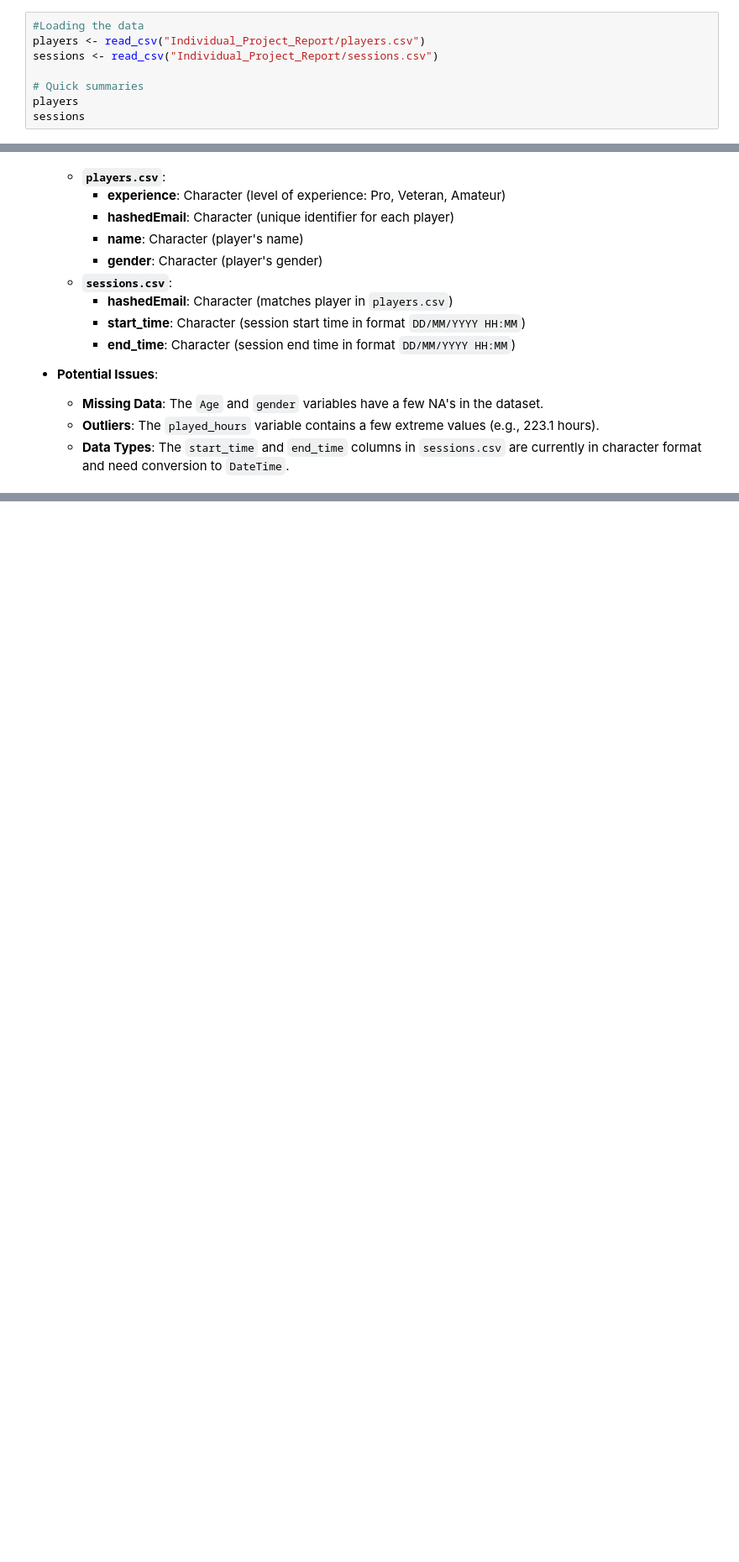
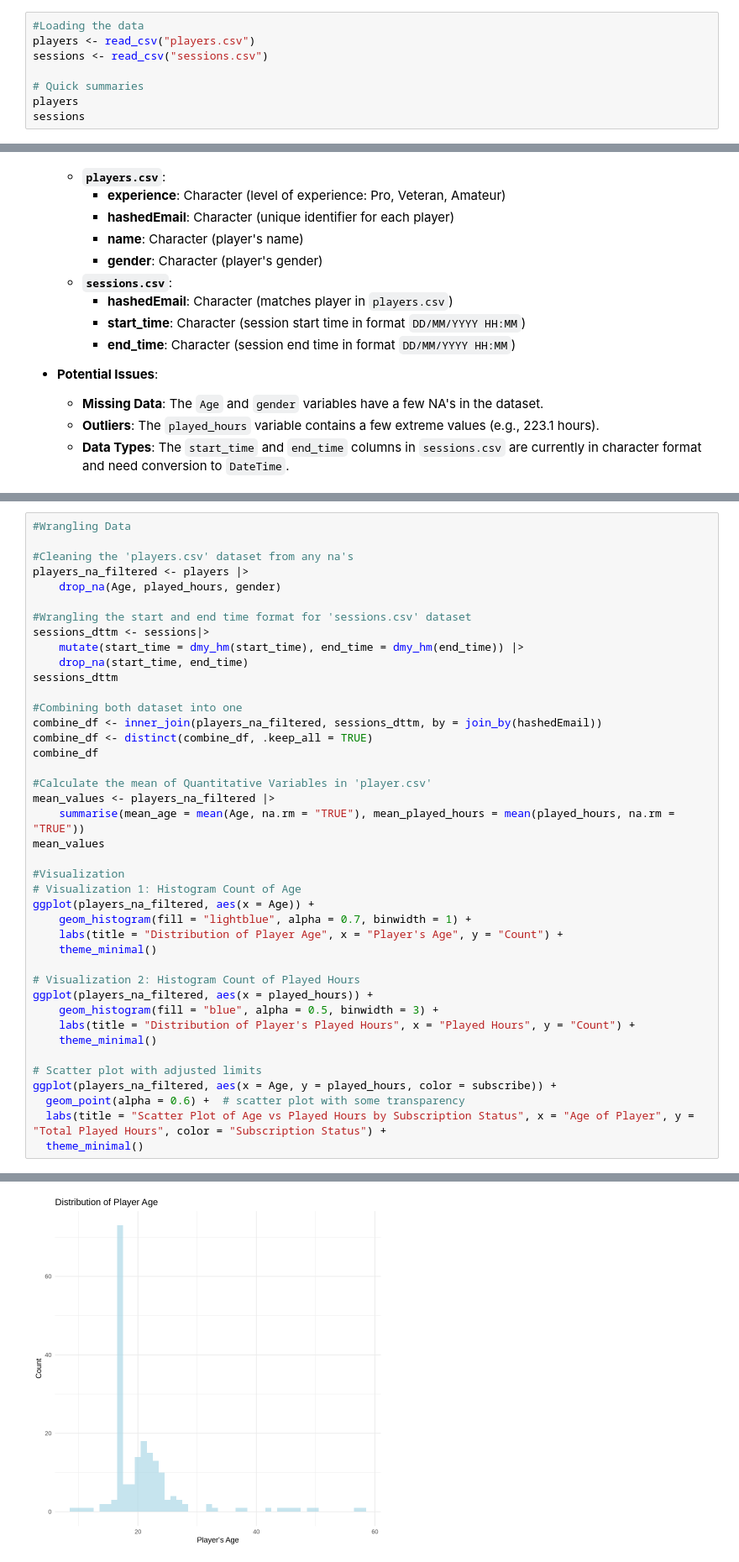
Before and after one commit to MAG-afk-alt/Individual_Project_Report, a Jupyter notebook: individual_project_report.ipynb, the cells around one changed output, grey strips where cells are left out. Shown at 84% size. Cells and saved outputs as stored; diff of their text form; blank space fills up the shorter version.

Commit message:
Question, Visualization, Wrangling, and Insight
Forming a specific question, wrangling and visualizing the data, and show some insight from the visualization

```diff
--- a/individual_project_report.ipynb
+++ b/individual_project_report.ipynb
@@ -5,8 +5,8 @@ library(tidymodels)
 options(repr.matrix.max.rows = 6)
 # %%
 #Loading the data
-players <- read_csv("Individual_Project_Report/players.csv")
-sessions <- read_csv("Individual_Project_Report/sessions.csv")
+players <- read_csv("players.csv")
+sessions <- read_csv("sessions.csv")
 
 # Quick summaries
 players
@@ -122,0 +135,42 @@ summary(sessions)
+# %%
+#Wrangling Data
+
+#Cleaning the 'players.csv' dataset from any na's
+players_na_filtered <- players |>
+    drop_na(Age, played_hours, gender)
+
+#Wrangling the start and end time format for 'sessions.csv' dataset
+sessions_dttm <- sessions|>
+    mutate(start_time = dmy_hm(start_time), end_time = dmy_hm(end_time)) |>
+    drop_na(start_time, end_time)
+sessions_dttm
+
+#Combining both dataset into one
+combine_df <- inner_join(players_na_filtered, sessions_dttm, by = join_by(hashedEmail))
+combine_df <- distinct(combine_df, .keep_all = TRUE)
+combine_df
+
+#Calculate the mean of Quantitative Variables in 'player.csv'
+mean_values <- players_na_filtered |>
+    summarise(mean_age = mean(Age, na.rm = "TRUE"), mean_played_hours = mean(played_hours, na.rm = "TRUE"))
+mean_values
+
+#Visualization
+# Visualization 1: Histogram Count of Age
+ggplot(players_na_filtered, aes(x = Age)) +
+    geom_histogram(fill = "lightblue", alpha = 0.7, binwidth = 1) +
+    labs(title = "Distribution of Player Age", x = "Player's Age", y = "Count") +
+    theme_minimal()
+
+# Visualization 2: Histogram Count of Played Hours
+ggplot(players_na_filtered, aes(x = played_hours)) +
+    geom_histogram(fill = "blue", alpha = 0.5, binwidth = 3) +
+    labs(title = "Distribution of Player's Played Hours", x = "Played Hours", y = "Count") +
+    theme_minimal()
+
+# Scatter plot with adjusted limits
+ggplot(players_na_filtered, aes(x = Age, y = played_hours, color = subscribe)) +
+  geom_point(alpha = 0.6) +  # scatter plot with some transparency
+  labs(title = "Scatter Plot of Age vs Played Hours by Subscription Status", x = "Age of Player", y = "Total Played Hours", color = "Subscription Status") +
+  theme_minimal()
+# %% [output]
@@ -122,0 +201 @@ summary(sessions)
+[figure, added]
```
Also changed, not shown: parts of 3 cells of this notebook.
